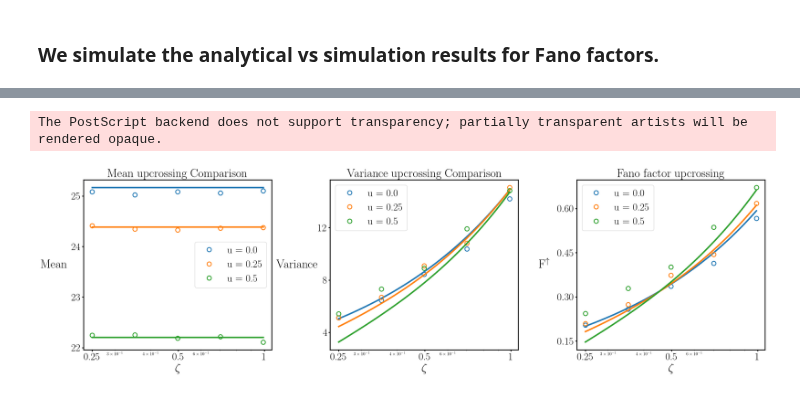
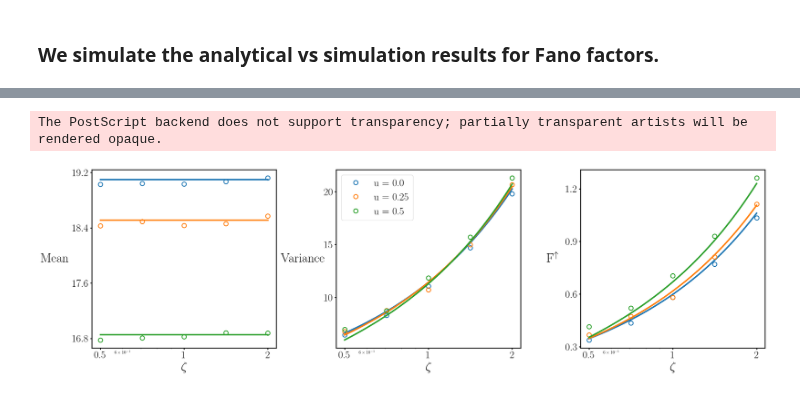
Before and after one commit to shivangrawat/gaussian-crossings, a Jupyter notebook: examples/damped_harmonic_oscillator/theory_simulation_upcrossings.ipynb, the cells around one changed output, grey strips where cells are left out. Cells and saved outputs as stored; diff of their text form; code cells hidden in the pictures.

Commit message:
minor modification in the plotting code

```diff
--- a/examples/damped_harmonic_oscillator/theory_simulation_upcrossings.ipynb
+++ b/examples/damped_harmonic_oscillator/theory_simulation_upcrossings.ipynb
@@ -171,10 +171,9 @@ plt.show()
 r_func = process.r_damped_harmonic_oscillator_noise
 
 # define the parameters of the model
-T = 50.0                # Total simulation time.
-omega0 = math.sqrt(10.0)                   # Fundamental frequency
-zeta = 0.5                      # Damping ratio
-temp = 10.0                     # Temperature (similar to sigma ** 2)
+T = 120.0                # Total simulation time.
+omega0 = math.sqrt(1.0)                   # Fundamental frequency
+temp = 1.0                     # Temperature (similar to sigma ** 2)
 
 params = {
     'omega0': omega0,
@@ -187,8 +186,8 @@ u_list = [0.0, 0.25, 0.5]
 
 # define the zeta values
 num_points_zeta = 50
-zeta_min = 0.25
-zeta_max = 0.99
+zeta_min = 0.5
+zeta_max = 2.0
 zeta_vals = torch.logspace(np.log10(zeta_min), np.log10(zeta_max), num_points_zeta)
 # %%
 # -------------------------------------------
@@ -225,7 +224,7 @@ for u in u_list:
 # Compute simulation results (using FFT simulations) and store in dictionary.
 # --------------------------------------------------
 # Define simulation-specific parameters.
-n_trials = 2000  # Number of simulation trials.
+n_trials = 5000  # Number of simulation trials.
 
 # Define the zeta values.
 num_points_zeta_sim = 5
@@ -278,7 +277,7 @@ for u in simulation_results:
     simulation_results[u]['variance'] = torch.tensor(simulation_results[u]['variance'])
     simulation_results[u]['fano_factor'] = torch.tensor(simulation_results[u]['fano_factor'])
 # %%
-axis_label_fontsize = 28 # Fontsize for x and y labels & titles
+axis_label_fontsize = 30 # Fontsize for x and y labels & titles
 tick_label_fontsize = 24 # Fontsize for tick labels
 legend_fontsize = 24     # Fontsize for legend (matched to tick labels)
 # num_x_ticks = 6        # Not directly used due to LogLocator
@@ -477,7 +476,7 @@ for i, u in enumerate(u_list):
     ax.plot(zeta_vals_sim, simulation_mean, marker='o', markersize=10, linestyle='None',
             color=colors(i), markerfacecolor='none', markeredgewidth=2, label=f"u = {u}")
 
-ax.set_title(f"Mean {crossing_type} Comparison", fontsize=axis_label_fontsize)
+# ax.set_title(f"Mean {crossing_type} Comparison", fontsize=axis_label_fontsize)
 ax.set_xlabel(r"$\zeta$", fontsize=axis_label_fontsize)
 ax.set_ylabel("Mean", fontsize=axis_label_fontsize, rotation=0, va='center', labelpad=40)
 ax.set_xscale('log')
@@ -489,7 +488,7 @@ ax.spines['top'].set_linewidth(spine_line_width)
 ax.spines['right'].set_linewidth(spine_line_width)
 ax.spines['bottom'].set_linewidth(spine_line_width)
 ax.spines['left'].set_linewidth(spine_line_width)
-ax.legend(fontsize=legend_fontsize)
+# ax.legend(fontsize=legend_fontsize)
 
 # --- Plot Variance on the second subplot (axes[1]) ---
 ax = axes[1]
@@ -500,7 +499,7 @@ for i, u in enumerate(u_list):
     ax.plot(zeta_vals_sim, simulation_variance, marker='o', markersize=10, linestyle='None',
             color=colors(i), markerfacecolor='none', markeredgewidth=2, label=f"u = {u}")
 
-ax.set_title(f"Variance {crossing_type} Comparison", fontsize=axis_label_fontsize)
+# ax.set_title(f"Variance {crossing_type} Comparison", fontsize=axis_label_fontsize)
 ax.set_xlabel(r"$\zeta$", fontsize=axis_label_fontsize)
 ax.set_ylabel("Variance", fontsize=axis_label_fontsize, rotation=0, va='center', labelpad=50) # Keep original padding
 ax.set_xscale('log')
@@ -523,36 +522,36 @@ for i, u in enumerate(u_list):
     ax.plot(zeta_vals_sim, simulation_fano, marker='o', markersize=10, linestyle='None',
             color=colors(i), markerfacecolor='none', markeredgewidth=2, label=f"u = {u}")
 
-ax.set_title(f"Fano factor {crossing_type}", fontsize=axis_label_fontsize)
+# ax.set_title(f"Fano factor {crossing_type}", fontsize=axis_label_fontsize)
 ax.set_xlabel(r"$\zeta$", fontsize=axis_label_fontsize)
 ax.set_ylabel(fano_label, fontsize=axis_label_fontsize, rotation=0, va='center', labelpad=30) # Keep original padding
 ax.set_xscale('log')
 ax.tick_params(axis='both', which='major', labelsize=tick_label_fontsize, width=tick_line_width)
 ax.xaxis.set_major_formatter(mticker.FuncFormatter(lambda x, pos: f"{x:g}"))
 ax.xaxis.set_major_locator(mticker.LogLocator(base=2.0, numticks=5))
 ax.yaxis.set_major_locator(mticker.MaxNLocator(num_y_ticks))
 ax.spines['top'].set_linewidth(spine_line_width)
 ax.spines['right'].set_linewidth(spine_line_width)
 ax.spines['bottom'].set_linewidth(spine_line_width)
 ax.spines['left'].set_linewidth(spine_line_width)
-ax.legend(fontsize=legend_fontsize)
+# ax.legend(fontsize=legend_fontsize)
 
 # --- Adjust layout, save the combined figure, and show ---
 plt.tight_layout() # Adjust spacing between subplots
 
 # Define folder and combined filename
 folder_loc = f'../../figures/damped_harmonic_oscillator/'
 os.makedirs(folder_loc, exist_ok=True)
 # Use a name reflecting the combined content
 file_name = f'theory_sim_mean_variance_fano_{crossing_type}'
 file_save_path = os.path.join(folder_loc, file_name)
 
 # Save the entire figure in multiple formats
 plt.savefig(f'{file_save_path}.png', bbox_inches='tight', dpi=300)
 plt.savefig(f'{file_save_path}.svg', format='svg', bbox_inches='tight', dpi=300)
 plt.savefig(f'{file_save_path}.eps', format='eps', bbox_inches='tight', dpi=300)
 
 plt.show()
 # %% [output]
 The PostScript backend does not support transparency; partially transparent artists will be rendered opaque.
-[figure, old version]
+[figure, new version]
```
Also changed, not shown: parts of 8 cells of this notebook, 2 other files.
